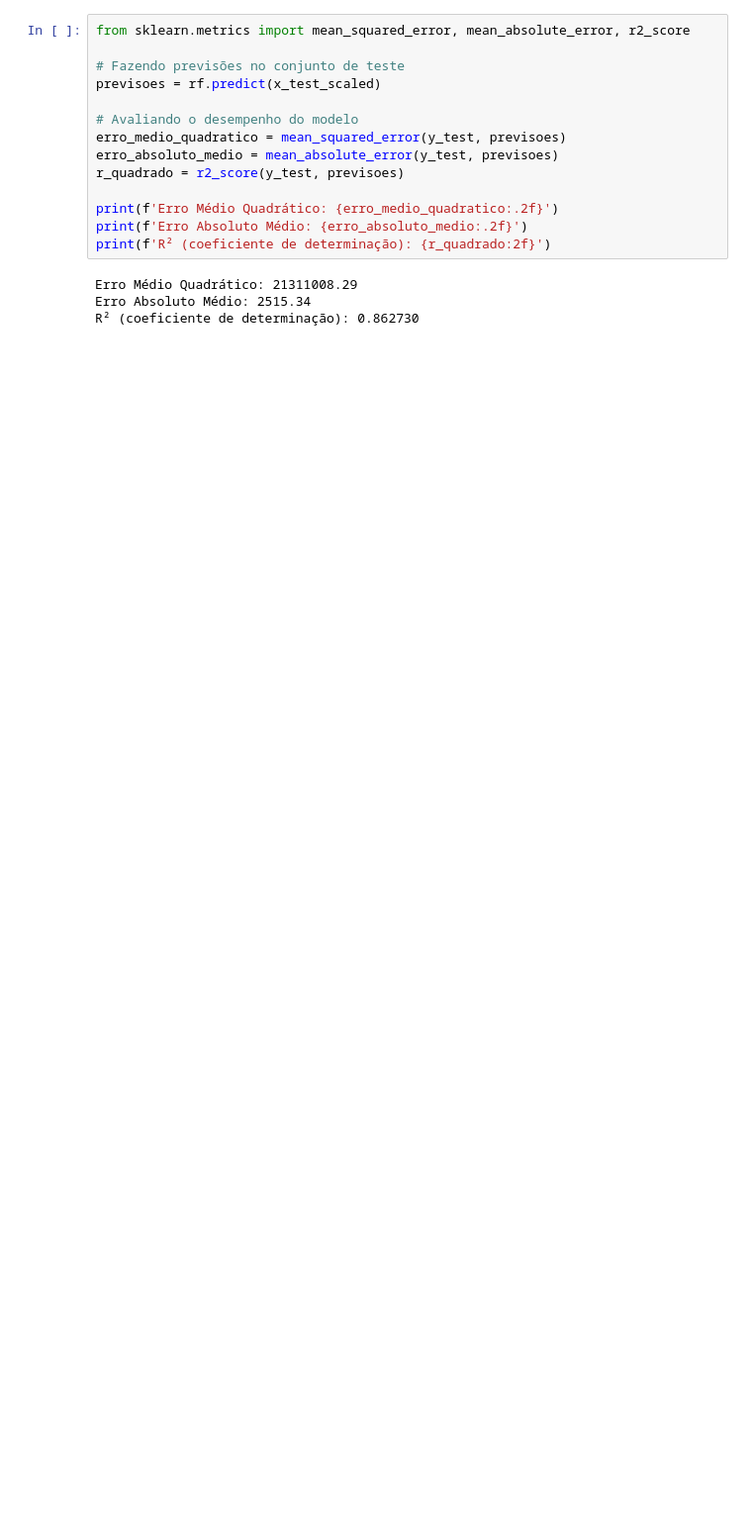
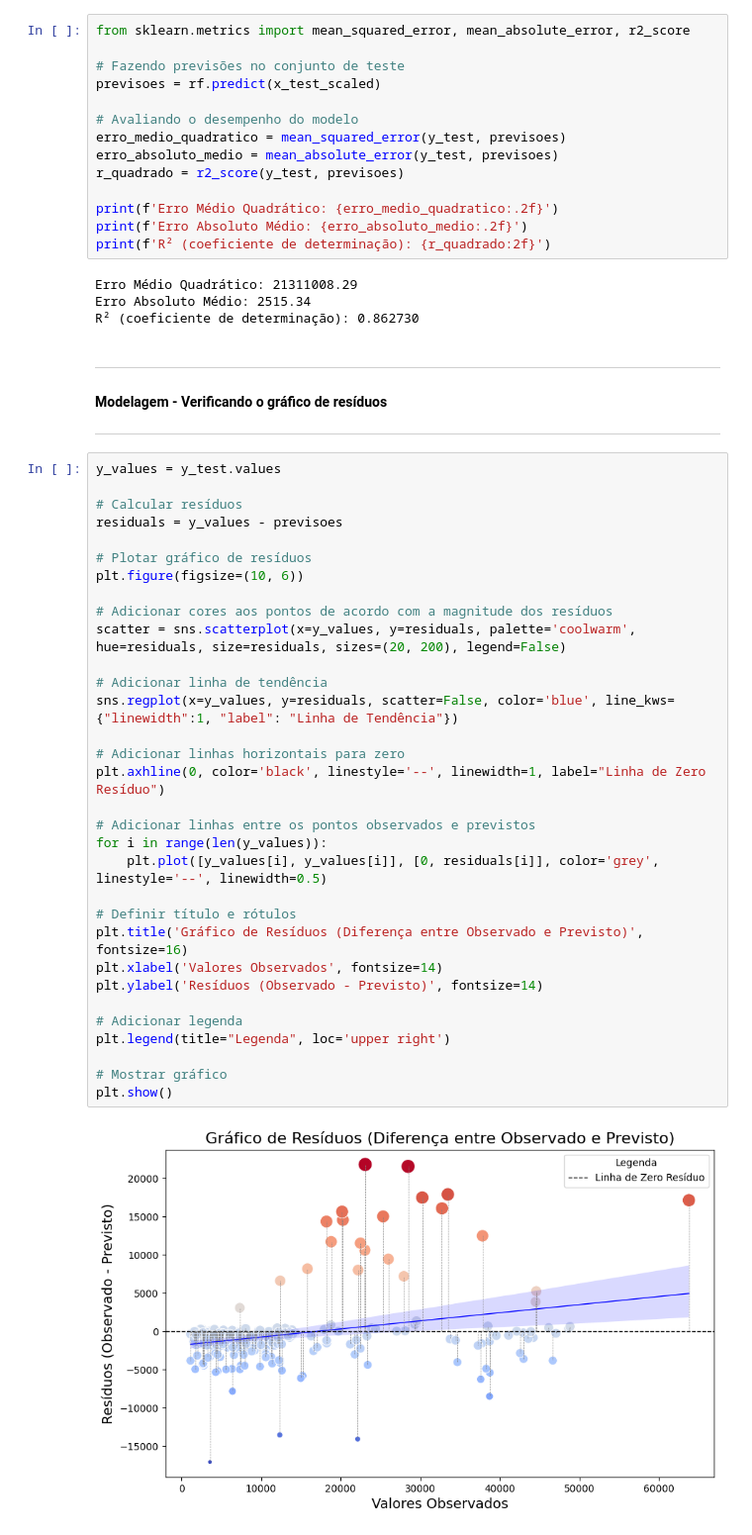
Before and after one commit to raelamorim/fiap_ia_dev, a Jupyter notebook: fase_1/tech_challenge/desafio_fase1.ipynb, the cells around one changed output. Shown: that part at 99% size. Cells and saved outputs as stored; diff of their text form; blank space fills up the shorter version.

Commit message:
feature: gráfico de resíduos

```diff
--- a/fase_1/tech_challenge/desafio_fase1.ipynb
+++ b/fase_1/tech_challenge/desafio_fase1.ipynb
@@ -411,3 +411,42 @@ print(f'R² (coeficiente de determinação): {r_quadrado:2f}')
 Erro Médio Quadrático: 21311008.29
 Erro Absoluto Médio: 2515.34
 R² (coeficiente de determinação): 0.862730
+# %% [markdown]
+____
+
+#### Modelagem - Verificando o gráfico de resíduos
+____
+# %%
+y_values = y_test.values
+
+# Calcular resíduos
+residuals = y_values - previsoes
+
+# Plotar gráfico de resíduos
+plt.figure(figsize=(10, 6))
+
+# Adicionar cores aos pontos de acordo com a magnitude dos resíduos
+scatter = sns.scatterplot(x=y_values, y=residuals, palette='coolwarm', hue=residuals, size=residuals, sizes=(20, 200), legend=False)
+
+# Adicionar linha de tendência
+sns.regplot(x=y_values, y=residuals, scatter=False, color='blue', line_kws={"linewidth":1, "label": "Linha de Tendência"})
+
+# Adicionar linhas horizontais para zero
+plt.axhline(0, color='black', linestyle='--', linewidth=1, label="Linha de Zero Resíduo")
+
+# Adicionar linhas entre os pontos observados e previstos
+for i in range(len(y_values)):
+    plt.plot([y_values[i], y_values[i]], [0, residuals[i]], color='grey', linestyle='--', linewidth=0.5)
+
+# Definir título e rótulos
+plt.title('Gráfico de Resíduos (Diferença entre Observado e Previsto)', fontsize=16)
+plt.xlabel('Valores Observados', fontsize=14)
+plt.ylabel('Resíduos (Observado - Previsto)', fontsize=14)
+
+# Adicionar legenda
+plt.legend(title="Legenda", loc='upper right')
+
+# Mostrar gráfico
+plt.show()
+# %% [output]
+[figure, added]
```
Also changed, not shown: parts of 2 cells of this notebook.
